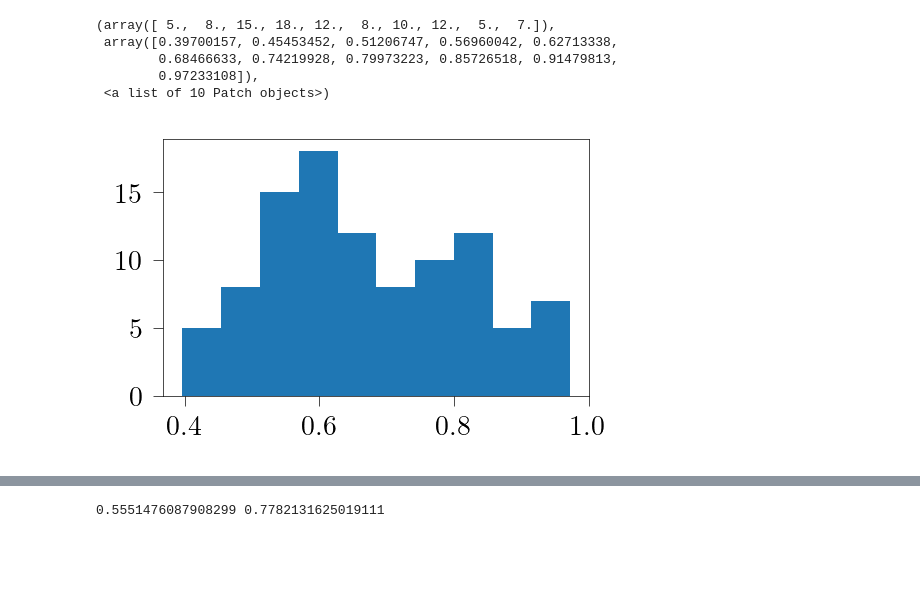
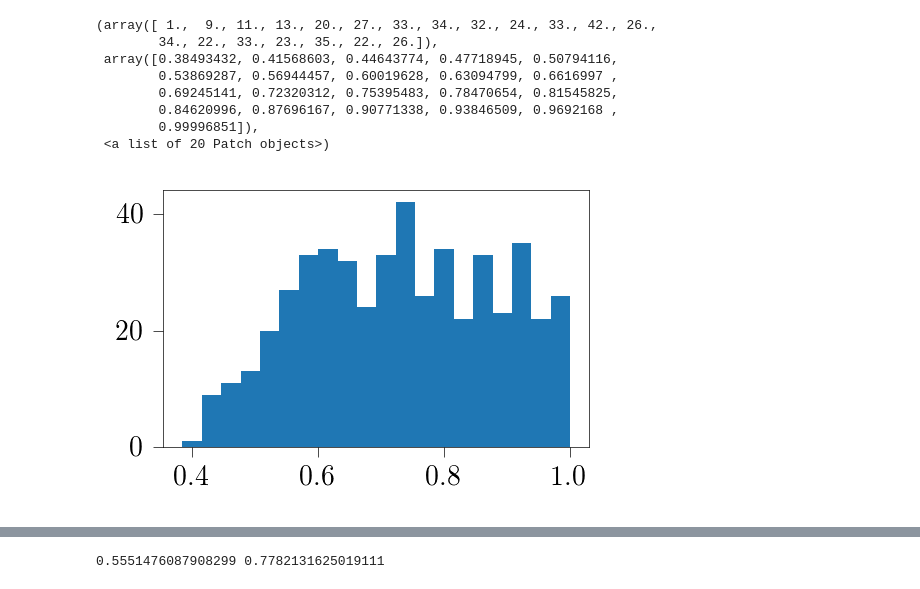
Before and after one commit to YHRen/kuramoto_model_integrate_and_plot, a Jupyter notebook: dev_run_integrate_measure_and_plot-Copy1.ipynb, the cells around one changed output, grey strips where cells are left out. Cells and saved outputs as stored; diff of their text form; code cells hidden in the pictures; blank space fills up the shorter version.

Commit message:
add dev NN ipynb

```diff
--- a/dev_run_integrate_measure_and_plot-Copy1.ipynb
+++ b/dev_run_integrate_measure_and_plot-Copy1.ipynb
@@ -32,26 +33,32 @@ def uniform_aij(n, u, l):
     return c
 
 def create_model(n, u, l, w=10):
-    N, U, L = n, u, l
-    w = w*(np.random.rand(N)-0.5)
-    E = complete_graph(N)
-    theta0 = 2*np.pi*np.random.rand(N)
-    c = uniform_aij(N,U,L)
+    w = w*(np.random.rand(n)-0.5)
+    E = complete_graph(n)
+    theta0 = 2*np.pi*np.random.rand(n)
+    c = uniform_aij(n,u,l)
     kuramotoModel = KuramotoModel(w, E, c = c)
     return kuramotoModel, theta0
 # %%
 %%time
-# Numerical integration without time delay
-runs = 100
-N, U, L = 20, 0.1, 0.8
-res = []
+runs = 500
+N, U, L, W = 20, 0.1, 0.4, 10
+res_ps, res_r = [], []
+data = []
 for _ in range(runs):
-    kuramotoModel, theta0 = create_model(N, U, L)
-    kuramotoModel.tau = 0
-    out=integrate_and_measure(kuramotoModel, theta0, tf=10)
-    print(out['mean_r'], out['partial_sync'])
+    kuramoto, theta0 = create_model(N, U, L, w=W)
+    kuramoto.tau = 0
+    out=integrate_and_measure(kuramoto, theta0, tf=10)
+    print(out['mean_r'], out['partial_sync'], kuramoto.c.mean())
     #t, theta, r, psi = unpack_print(out)
-    res.append(out['partial_sync'])
-# odeint (without delay) is much faster than ddeint (with delay)
-# Besides odeint has convergence order 3, while ddeint has 2, see convergencyOrderIntegration.ipynb
+    res_ps.append(out['partial_sync'])
+    res_r.append(out['mean_r'])
+    data.append({'a': kuramoto.A,
+                'w': kuramoto.w.tolist(),
+                'h': theta0.tolist(),
+                'r': out['mean_r'],
+                'ps': out['partial_sync']})
+
+with open('./data_N20_U0x1_L0x4_w10_run500.json', 'w') as fp:
+    json.dump(data, fp, indent=None)
 # %% [output]
@@ -75,9 +82,12 @@ Wall time: 3min 1s
 # %%
-plt.hist(res)
+plt.hist(res_ps, 20)
 # %% [output]
-(array([ 5.,  8., 15., 18., 12.,  8., 10., 12.,  5.,  7.]),
- array([0.39700157, 0.45453452, 0.51206747, 0.56960042, 0.62713338,
-        0.68466633, 0.74219928, 0.79973223, 0.85726518, 0.91479813,
-        0.97233108]),
- <a list of 10 Patch objects>)
+(array([ 1.,  9., 11., 13., 20., 27., 33., 34., 32., 24., 33., 42., 26.,
+        34., 22., 33., 23., 35., 22., 26.]),
+ array([0.38493432, 0.41568603, 0.44643774, 0.47718945, 0.50794116,
+        0.53869287, 0.56944457, 0.60019628, 0.63094799, 0.6616997 ,
+        0.69245141, 0.72320312, 0.75395483, 0.78470654, 0.81545825,
+        0.84620996, 0.87696167, 0.90771338, 0.93846509, 0.9692168 ,
+        0.99996851]),
+ <a list of 20 Patch objects>)
-[figure, old version]
+[figure, new version]
```
Also changed, not shown: parts of 4 cells of this notebook, 2 other files.
